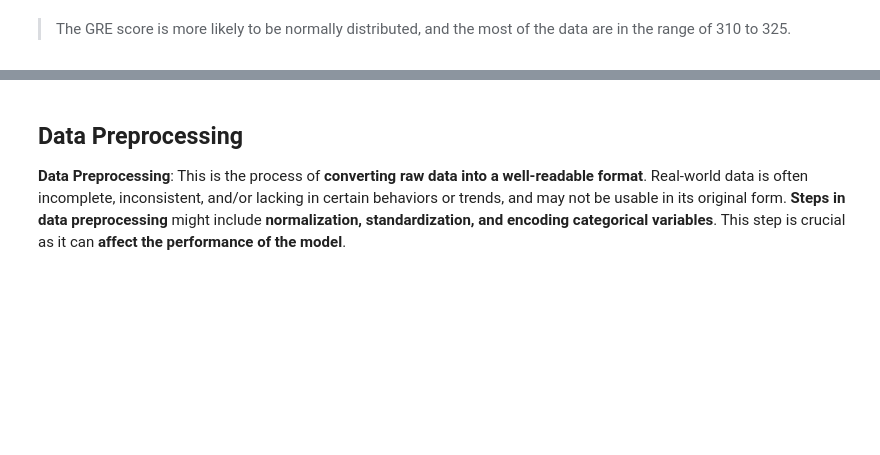
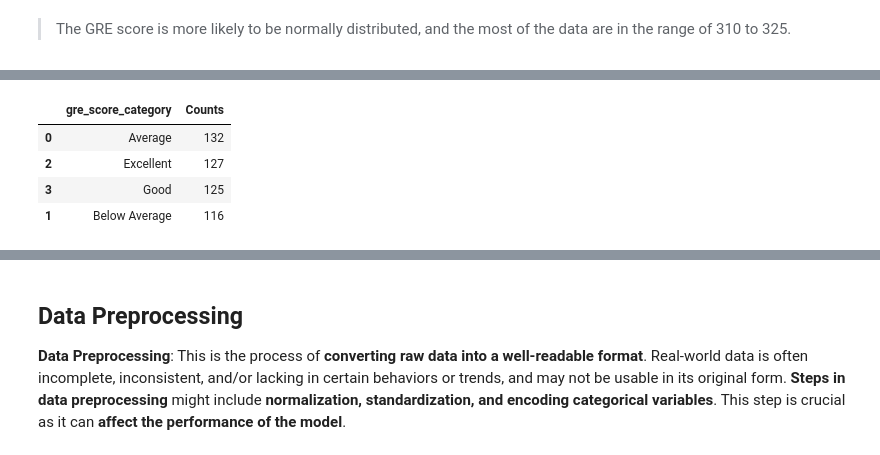
Before and after one commit to stefansphtr/Deep-Learning-Regression-with-Admissions-Data, a Jupyter notebook: Graduate_Admissions_Prediction_with_TensorFlow.ipynb, the cells around one changed output, grey strips where cells are left out. Saved outputs shown, nothing was run; the diff lists cells and outputs as text; code cells hidden in the pictures; blank space fills up the shorter version.

```diff
--- a/Graduate_Admissions_Prediction_with_TensorFlow.ipynb
+++ b/Graduate_Admissions_Prediction_with_TensorFlow.ipynb
@@ -211,0 +238,14 @@ utils.plot_distribution(
+# %%
+# Categorize the GRE scores into four categories
+df_admissions['gre_score_category'] = df_admissions['gre_score'].apply(utils.categorize_score)
+
+# Display the gre_score and gre_score_category columns
+counts_df = df_admissions.groupby('gre_score_category').size().reset_index(name='Counts')
+counts_df = counts_df.sort_values('Counts', ascending=False)
+counts_df
+# %% [output]
+|  | gre_score_category | Counts |
+| 0 | Average | 132 |
+| 2 | Excellent | 127 |
+| 3 | Good | 125 |
+| 1 | Below Average | 116 |
```
Also changed, not shown: parts of 6 cells of this notebook.
